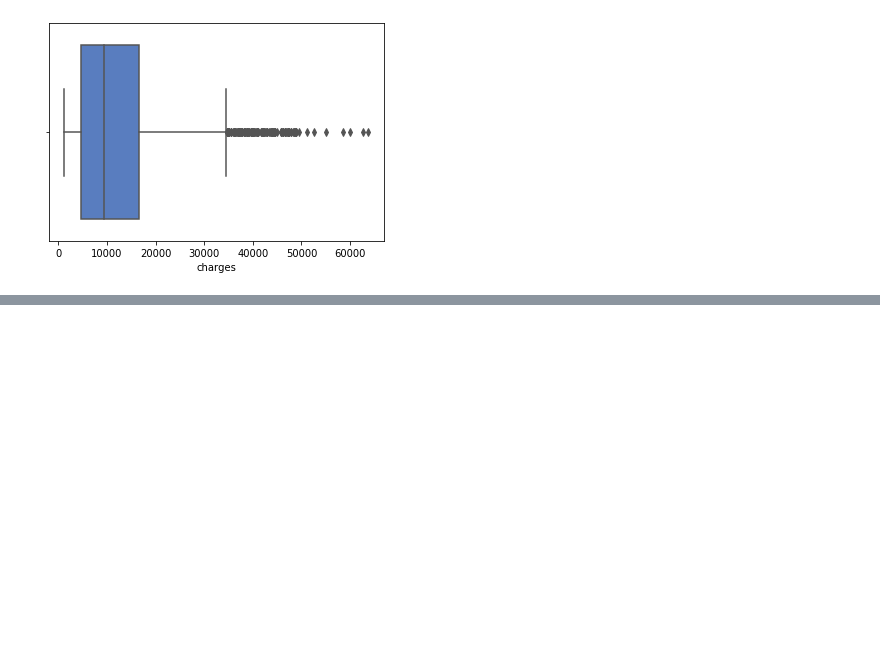
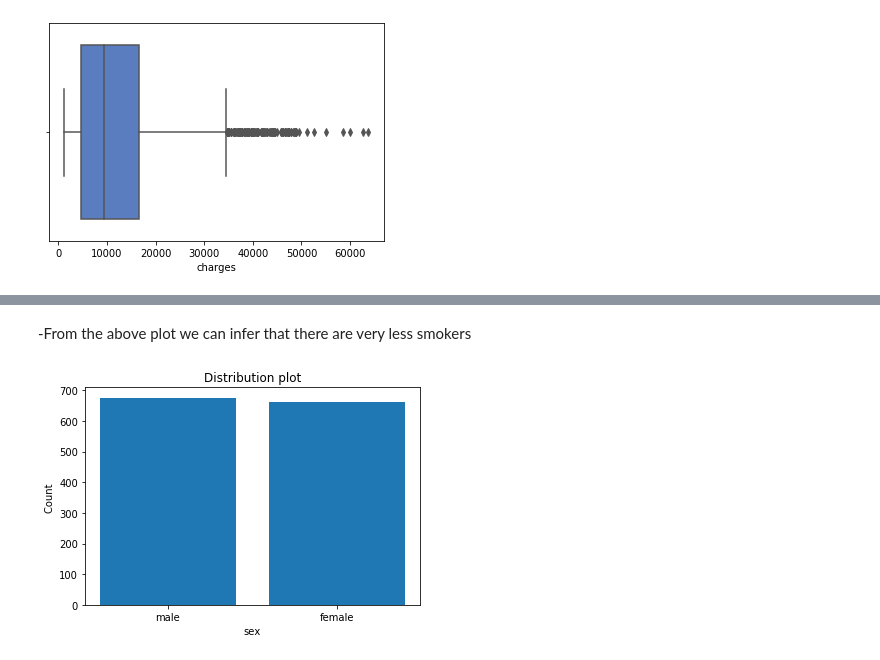
Before and after one commit to GreatLearningAIML1/bangalore-aug19-batch-Yashveerb, a Jupyter notebook: Residency1/Residency1AppliedStatsProblemStatementSolution.ipynb, the cells around one changed output, grey strips where cells are left out. Cells and saved outputs as stored; diff of their text form; code cells hidden in the pictures; blank space fills up the shorter version.

```diff
--- a/Residency1/Residency1AppliedStatsProblemStatementSolution.ipynb
+++ b/Residency1/Residency1AppliedStatsProblemStatementSolution.ipynb
@@ -123,0 +121,13 @@ sns.distplot(df['children'], bins=10)
+# %% [markdown]
+-From the above plot we can infer that there are very less smokers
+# %%
+x1 = df.sex.value_counts().index
+y1 = [df['sex'].value_counts()[j] for j in x1]
+
+plt.bar(x1,y1)
+plt.xlabel('sex')
+plt.ylabel('Count ')
+plt.title('Distribution plot')
+plt.show()
+# %% [output]
+[figure, added]
```
Also changed, not shown: parts of 43 cells of this notebook.
